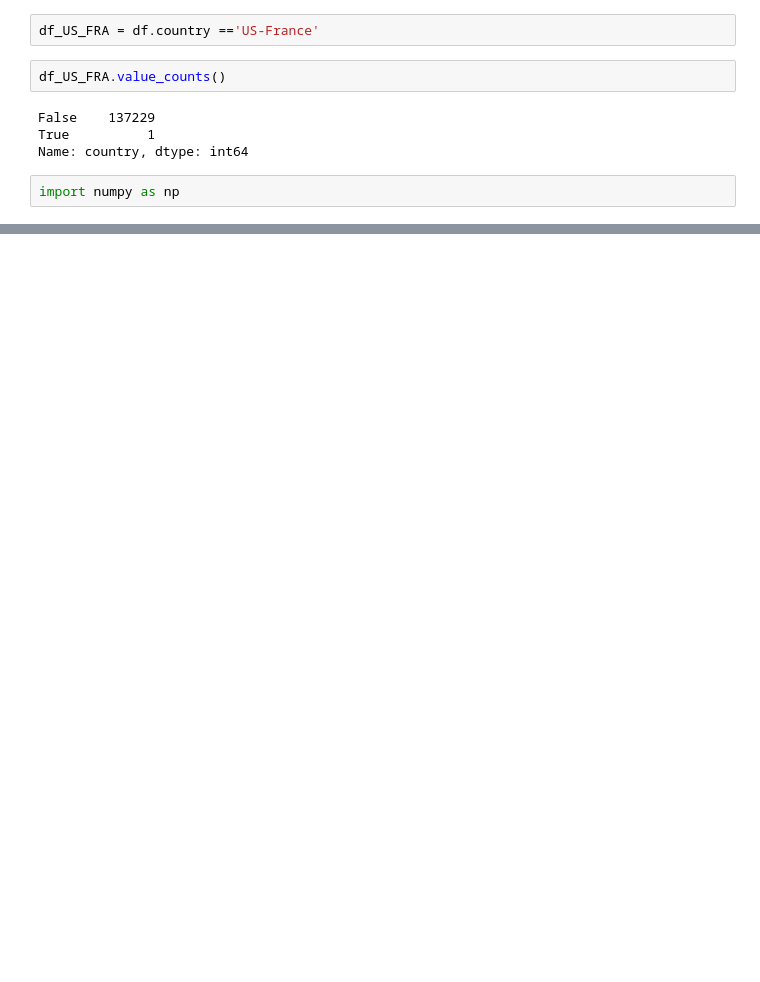
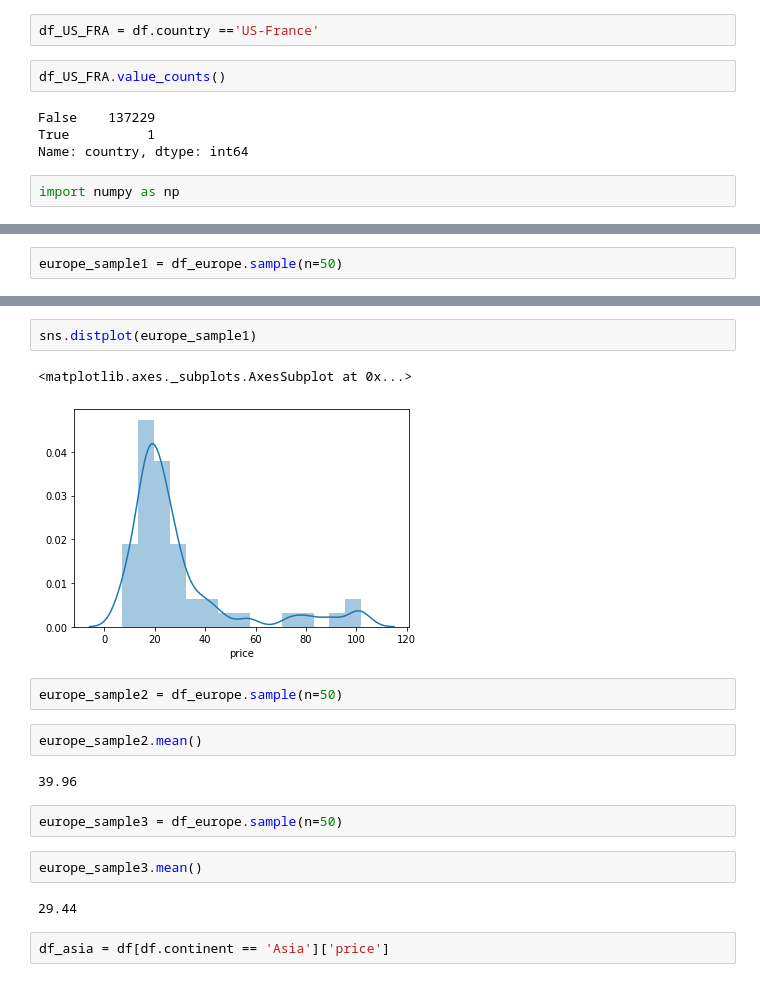
Before and after one commit to PaulWill92/pin3, a Jupyter notebook: nav_wine.ipynb, the cells around one changed output, grey strips where cells are left out. Drawn from its saved outputs; the diff is of its cells as text; blank space fills up the shorter version.

```diff
--- a/nav_wine.ipynb
+++ b/nav_wine.ipynb
@@ -156,0 +221,2 @@ df
+# %%
+europe_sample1 = df_europe.sample(n=50)
@@ -156,0 +227,19 @@ df
+# %%
+sns.distplot(europe_sample1)
+# %% [output]
+<matplotlib.axes._subplots.AxesSubplot at 0x...>
+[figure, added]
+# %%
+europe_sample2 = df_europe.sample(n=50)
+# %%
+europe_sample2.mean()
+# %% [output]
+39.96
+# %%
+europe_sample3 = df_europe.sample(n=50)
+# %%
+europe_sample3.mean()
+# %% [output]
+29.44
+# %%
+df_asia = df[df.continent == 'Asia']['price']
```
Also changed, not shown: parts of 143 cells of this notebook, 2 other files.
